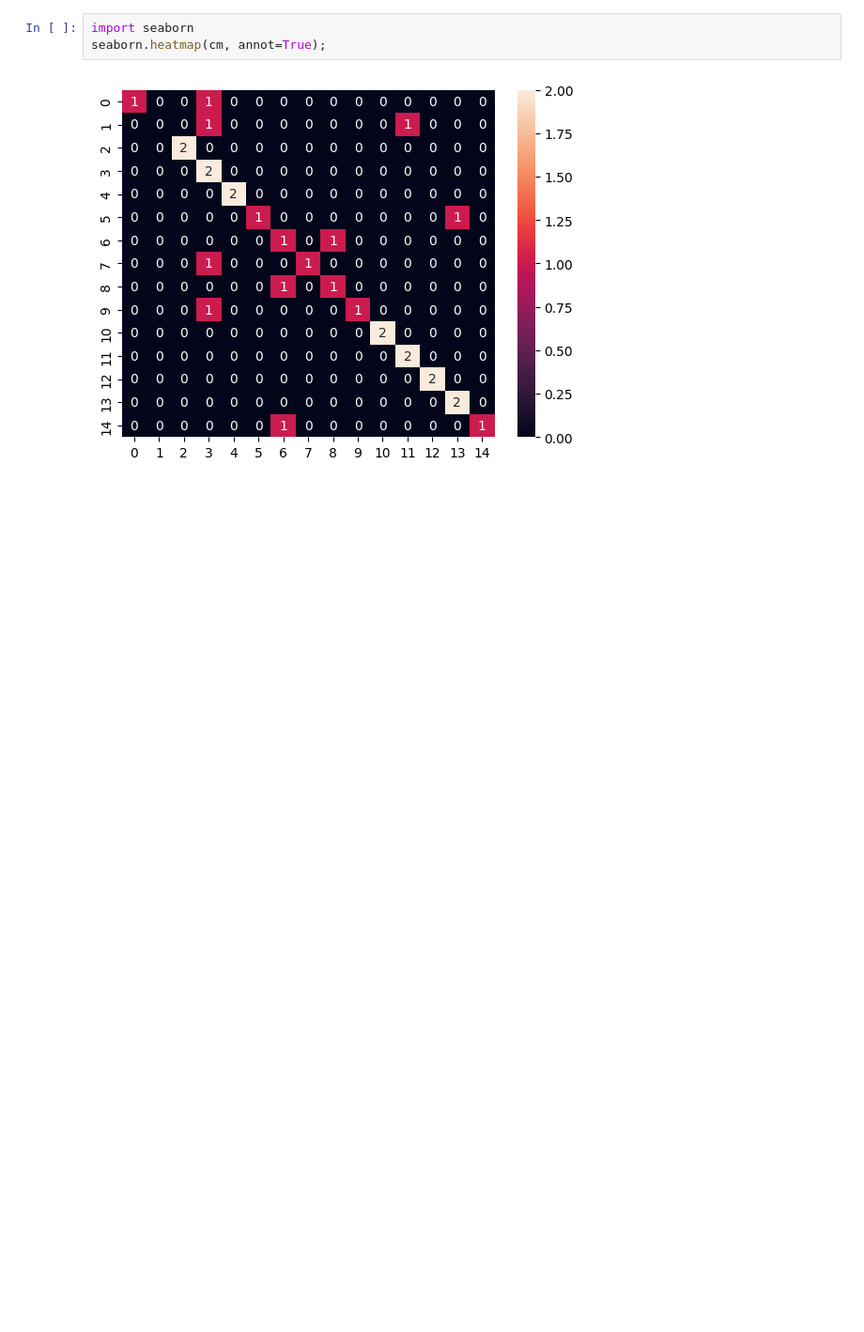
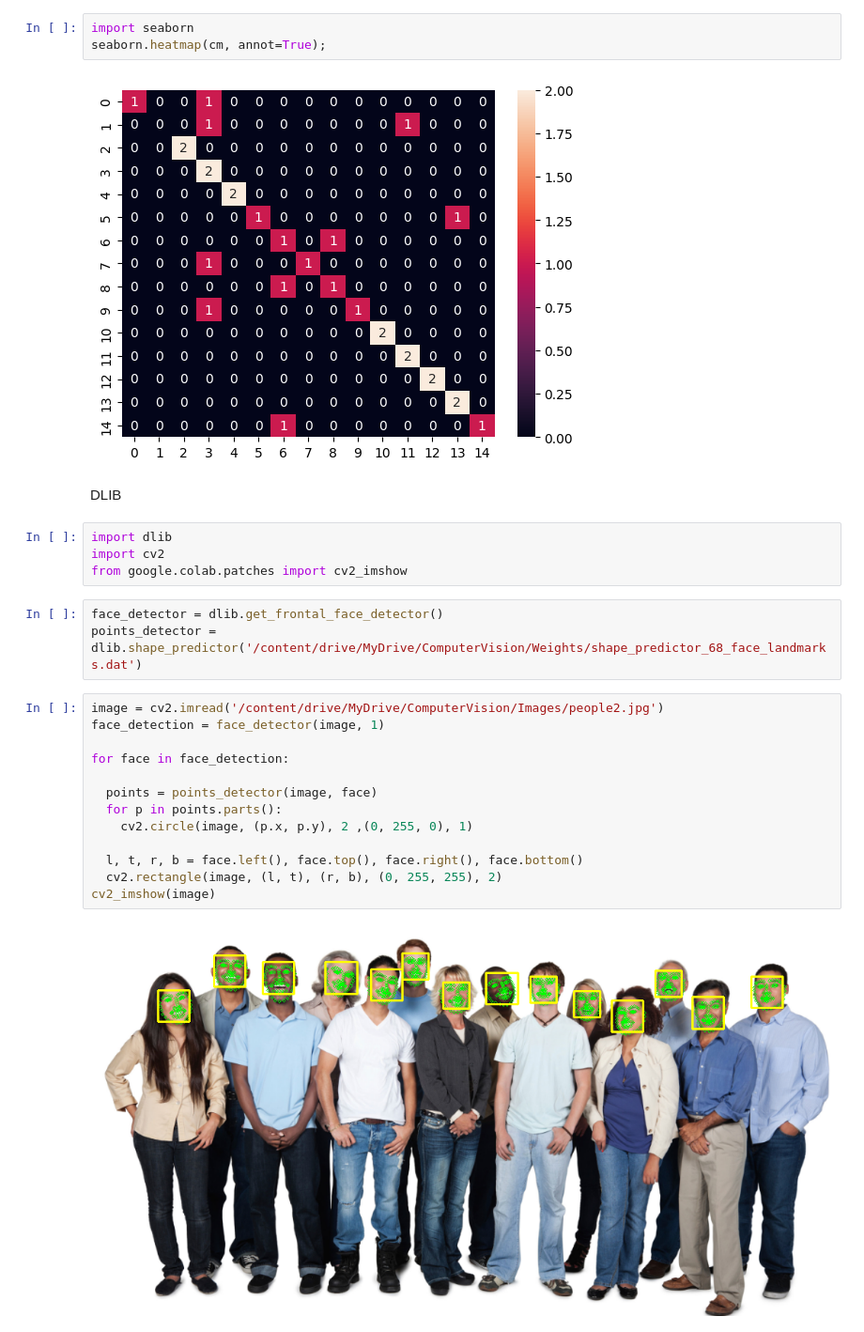
Before and after one commit to smhnkmr/cv_face_recognition, a Jupyter notebook: cv_face_recognition.ipynb, the cells around one changed output. Shown at 94% size. Drawn from its saved outputs; the diff is of its cells as text; blank space fills up the shorter version.

Commit message:
added dlib implementation

```diff
--- a/cv_face_recognition.ipynb
+++ b/cv_face_recognition.ipynb
@@ -139,3 +139,27 @@ import seaborn
 seaborn.heatmap(cm, annot=True);
 # %% [output]
 [figure]
+# %% [markdown]
+DLIB
+# %%
+import dlib
+import cv2
+from google.colab.patches import cv2_imshow
+# %%
+face_detector = dlib.get_frontal_face_detector()
+points_detector = dlib.shape_predictor('/content/drive/MyDrive/ComputerVision/Weights/shape_predictor_68_face_landmarks.dat')
+# %%
+image = cv2.imread('/content/drive/MyDrive/ComputerVision/Images/people2.jpg')
+face_detection = face_detector(image, 1)
+
+for face in face_detection:
+
+  points = points_detector(image, face)
+  for p in points.parts():
+    cv2.circle(image, (p.x, p.y), 2 ,(0, 255, 0), 1)
+
+  l, t, r, b = face.left(), face.top(), face.right(), face.bottom()
+  cv2.rectangle(image, (l, t), (r, b), (0, 255, 255), 2)
+cv2_imshow(image)
+# %% [output]
+[figure, added]
```
